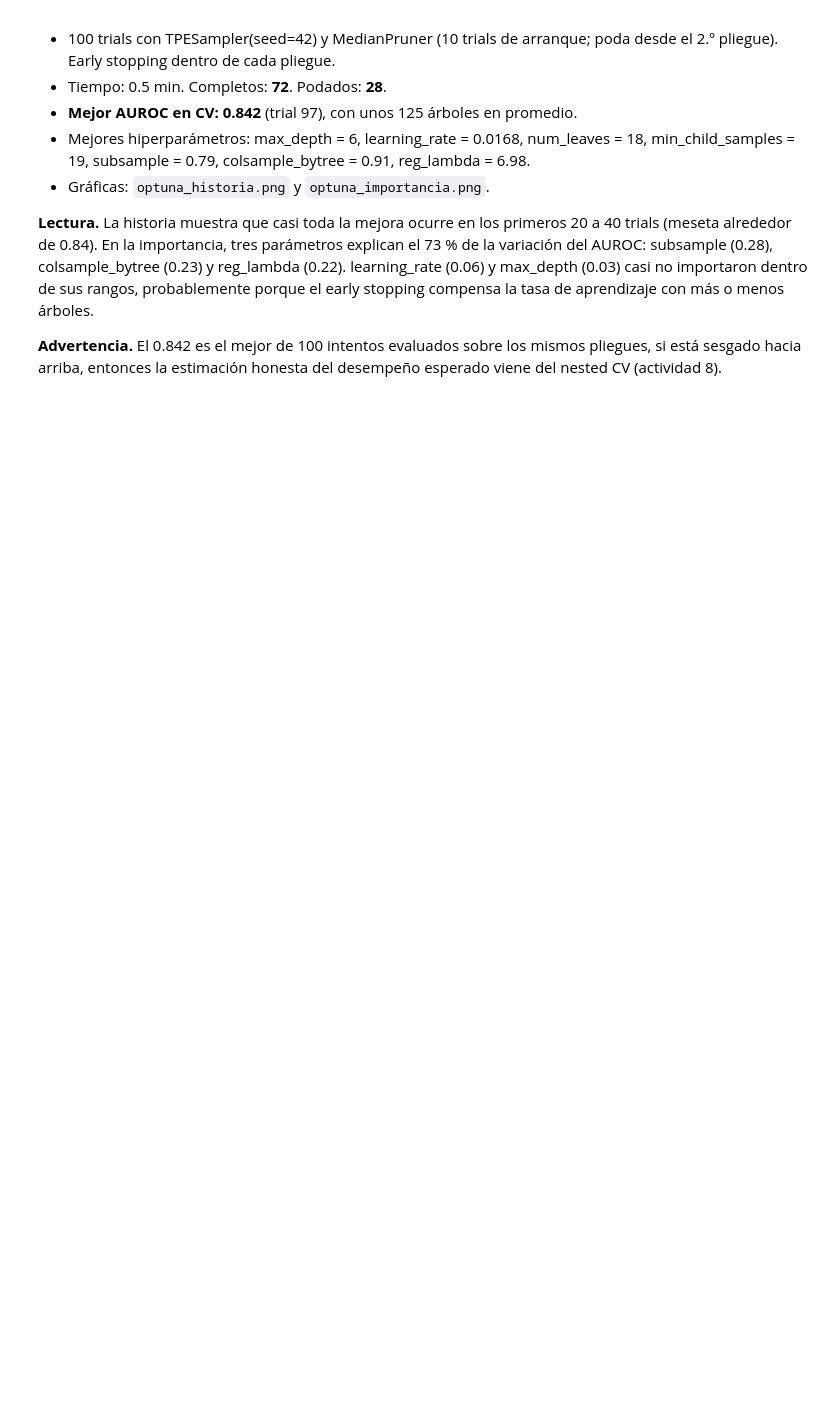
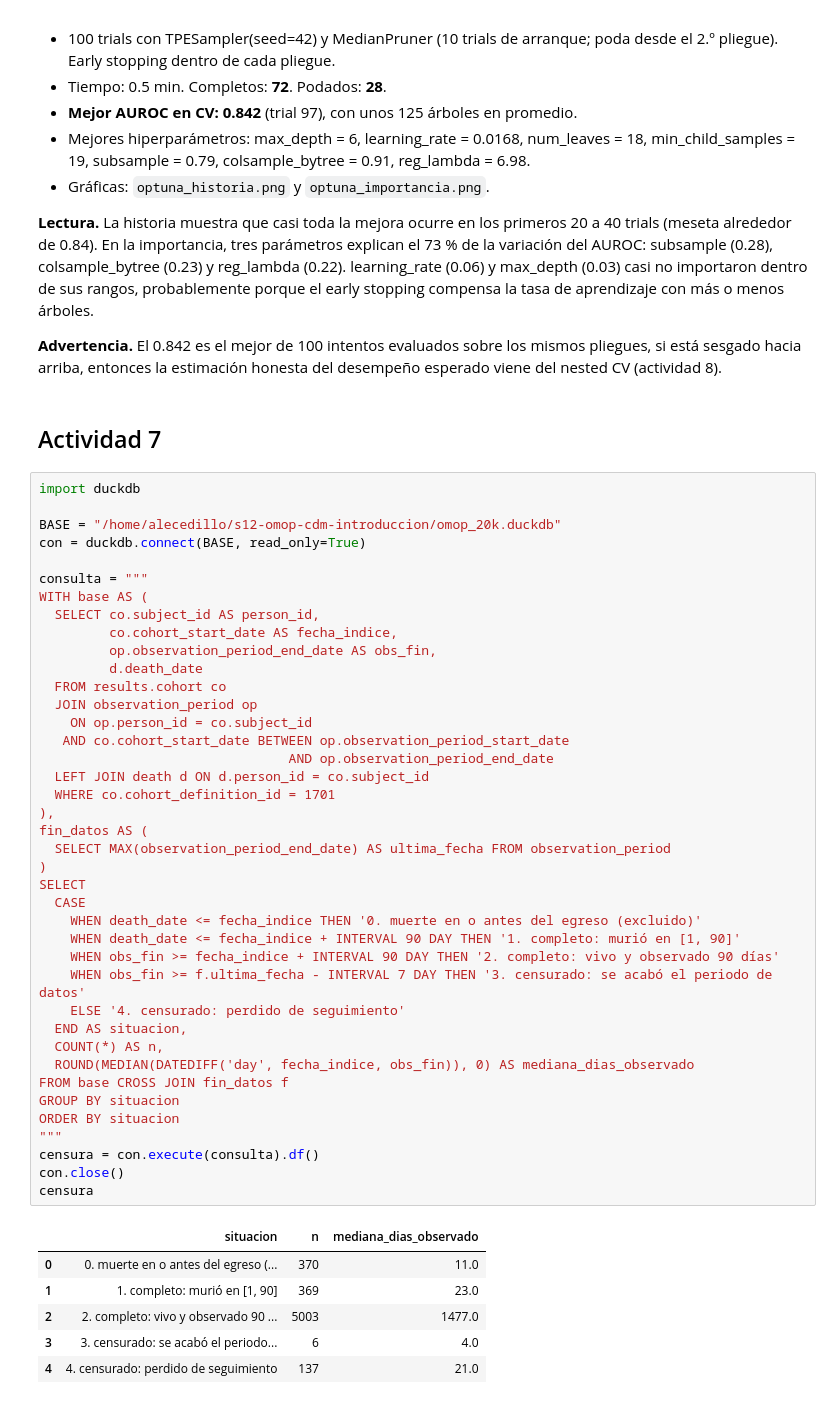
Before and after one commit to alejandroeliu-sys/curso-ciencia-datos-entregas, a Jupyter notebook: s24-xgboost-lightgbm-hpo/tu-entrega/optimizacion.ipynb, the cells around one changed output. Drawn from its saved outputs; the diff is of its cells as text; blank space fills up the shorter version.

```diff
--- a/s24-xgboost-lightgbm-hpo/tu-entrega/optimizacion.ipynb
+++ b/s24-xgboost-lightgbm-hpo/tu-entrega/optimizacion.ipynb
@@ -279,3 +279,52 @@ Mejores hiperparámetros: {'max_depth': 6, 'learning_rate': 0.016707241408389428
 **Lectura.** La historia muestra que casi toda la mejora ocurre en los primeros 20 a 40 trials (meseta alrededor de 0.84). En la importancia, tres parámetros explican el 73 % de la variación del AUROC: subsample (0.28), colsample_bytree (0.23) y reg_lambda (0.22). learning_rate (0.06) y max_depth (0.03) casi no importaron dentro de sus rangos, probablemente porque el early stopping compensa la tasa de aprendizaje con más o menos árboles.
 
 **Advertencia.** El 0.842 es el mejor de 100 intentos evaluados sobre los mismos pliegues, si está sesgado hacia arriba, entonces la estimación honesta del desempeño esperado viene del nested CV (actividad 8).
+# %% [markdown]
+## Actividad 7
+# %%
+import duckdb
+
+BASE = "/home/alecedillo/s12-omop-cdm-introduccion/omop_20k.duckdb"
+con = duckdb.connect(BASE, read_only=True)
+
+consulta = """
+WITH base AS (
+  SELECT co.subject_id AS person_id,
+         co.cohort_start_date AS fecha_indice,
+         op.observation_period_end_date AS obs_fin,
+         d.death_date
+  FROM results.cohort co
+  JOIN observation_period op
+    ON op.person_id = co.subject_id
+   AND co.cohort_start_date BETWEEN op.observation_period_start_date
+                                AND op.observation_period_end_date
+  LEFT JOIN death d ON d.person_id = co.subject_id
+  WHERE co.cohort_definition_id = 1701
+),
+fin_datos AS (
+  SELECT MAX(observation_period_end_date) AS ultima_fecha FROM observation_period
+)
+SELECT
+  CASE
+    WHEN death_date <= fecha_indice THEN '0. muerte en o antes del egreso (excluido)'
+    WHEN death_date <= fecha_indice + INTERVAL 90 DAY THEN '1. completo: murió en [1, 90]'
+    WHEN obs_fin >= fecha_indice + INTERVAL 90 DAY THEN '2. completo: vivo y observado 90 días'
+    WHEN obs_fin >= f.ultima_fecha - INTERVAL 7 DAY THEN '3. censurado: se acabó el periodo de datos'
+    ELSE '4. censurado: perdido de seguimiento'
+  END AS situacion,
+  COUNT(*) AS n,
+  ROUND(MEDIAN(DATEDIFF('day', fecha_indice, obs_fin)), 0) AS mediana_dias_observado
+FROM base CROSS JOIN fin_datos f
+GROUP BY situacion
+ORDER BY situacion
+"""
+censura = con.execute(consulta).df()
+con.close()
+censura
+# %% [output]
+|  | situacion | n | mediana_dias_observado |
+| 0 | 0. muerte en o antes del egreso (... | 370 | 11.0 |
+| 1 | 1. completo: murió en [1, 90] | 369 | 23.0 |
+| 2 | 2. completo: vivo y observado 90 ... | 5003 | 1477.0 |
+| 3 | 3. censurado: se acabó el periodo... | 6 | 4.0 |
+| 4 | 4. censurado: perdido de seguimiento | 137 | 21.0 |
```
Also changed, not shown: parts of 12 cells of this notebook.
